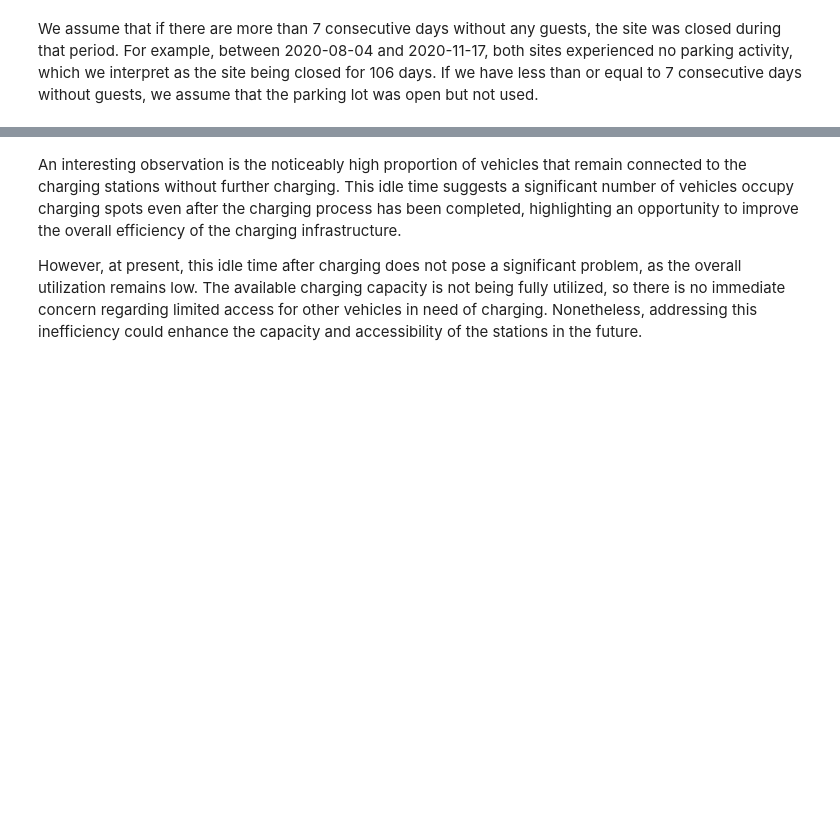
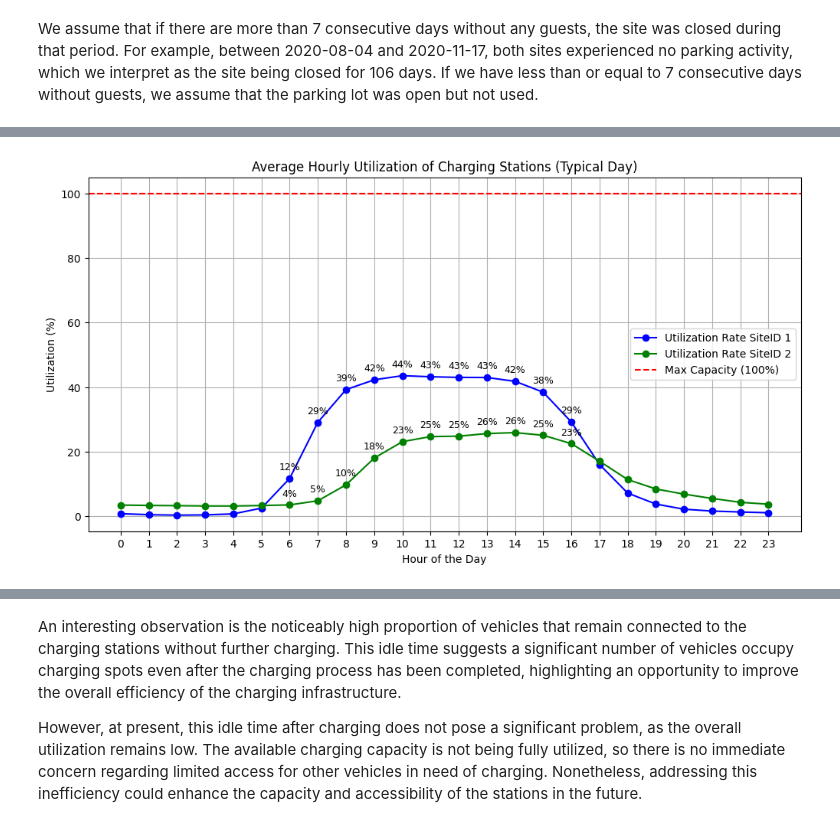
Before and after one commit to Zeyd263/DataDynamos, a Jupyter notebook: Preprocessing.ipynb, the cells around one changed output, grey strips where cells are left out. Drawn from its saved outputs; the diff is of its cells as text; code cells hidden in the pictures; blank space fills up the shorter version.

```diff
--- a/Preprocessing.ipynb
+++ b/Preprocessing.ipynb
@@ -1208,0 +1083,88 @@ The utilization of both Sites has an average utilization of under 50%, which alm
+# %%
+# Function to calculate hourly utilization for a given siteID
+def calculate_utilization(site_id, data_with_NA, siteid_inactivedays, active_days):
+
+    # Filter data for the specified siteID
+    data_kpi = data_with_NA[data_with_NA['siteID'] == site_id].copy()
+
+    # Parameters
+    num_stations = data_kpi['stationID'].nunique()  # Number of unique charging stations
+
+    # Create a list of hourly activity data
+    hourly_data = []
+
+    for _, row in data_kpi.iterrows():
+        start = row['connectionTime']
+        end = row['disconnectTime']
+
+        current = start
+        while current < end:
+            next_hour = (current + pd.Timedelta(hours=1)).replace(minute=0, second=0, microsecond=0)
+            if next_hour > end:
+                next_hour = end
+
+            # calculate duration of current hour
+            duration_in_hour = (next_hour - current).total_seconds() / 3600  # Stunden
+
+            hourly_data.append({
+                'hour': current.replace(minute=0, second=0, microsecond=0),
+                'active_charging': duration_in_hour
+            })
+
+            current = next_hour
+
+    # Create DataFrame for the hourly usage data
+    hourly_df = pd.DataFrame(hourly_data)
+
+    hourly_df['hour'] = hourly_df['hour'].dt.hour
+
+    # Calculate the total hourly usage per day
+    avg_hourly_usage = hourly_df.groupby('hour')['active_charging'].sum().reset_index()
+
+    # Calculate the utilization rate, using the unique connection dates in hourly_usage for the denominator
+    avg_hourly_usage['utilization_rate'] = (avg_hourly_usage['active_charging'] / (len(siteid_inactivedays)+len(active_days)) / num_stations) * 100
+
+    return avg_hourly_usage
+
+# Calculate utilization for siteID 1
+avg_hourly_usage_1 = calculate_utilization(1, data_with_NA,inactive_days_siteid_1,active_days_1)
+
+# Calculate utilization for siteID 2
+avg_hourly_usage_2 = calculate_utilization(2, data_with_NA,inactive_days_siteid_2,active_days_2)
+
+# Visualization
+plt.figure(figsize=(12, 6))
+
+# Plot utilization for siteID 1
+plt.plot(avg_hourly_usage_1['hour'], avg_hourly_usage_1['utilization_rate'], marker='o', label='Utilization Rate SiteID 1', color='blue')
+
+# Plot utilization for siteID 2
+plt.plot(avg_hourly_usage_2['hour'], avg_hourly_usage_2['utilization_rate'], marker='o', label='Utilization Rate SiteID 2', color='green')
+
+# Add horizontal line for max capacity (100%)
+plt.axhline(y=100, color='red', linestyle='--', label='Max Capacity (100%)')
+
+# Title and labels
+plt.title('Average Hourly Utilization of Charging Stations (Typical Day)')
+plt.xlabel('Hour of the Day')
+plt.ylabel('Utilization (%)')
+
+# Set X-axis to display each hour from 0 to 23
+plt.xticks(range(24))
+
+for i, row in avg_hourly_usage_1.iterrows():
+    if 6 <= row['hour'] <= 16:  # Check if the hour is between 6 and 16 (inclusive)
+        plt.text(row['hour'], row['utilization_rate'] + 2, f'{row["utilization_rate"]:.0f}%', ha='center', va='bottom', fontsize=9)
+
+for i, row in avg_hourly_usage_2.iterrows():
+    if 6 <= row['hour'] <= 16:  # Check if the hour is between 6 and 16 (inclusive)
+        plt.text(row['hour'], row['utilization_rate'] + 2, f'{row["utilization_rate"]:.0f}%', ha='center', va='bottom', fontsize=9)
+
+# Grid and legend
+plt.grid()
+plt.legend()
+
+# Show the plot
+plt.show()
+# %% [output]
+[figure, added]
```
Also changed, not shown: parts of 10 cells of this notebook.
